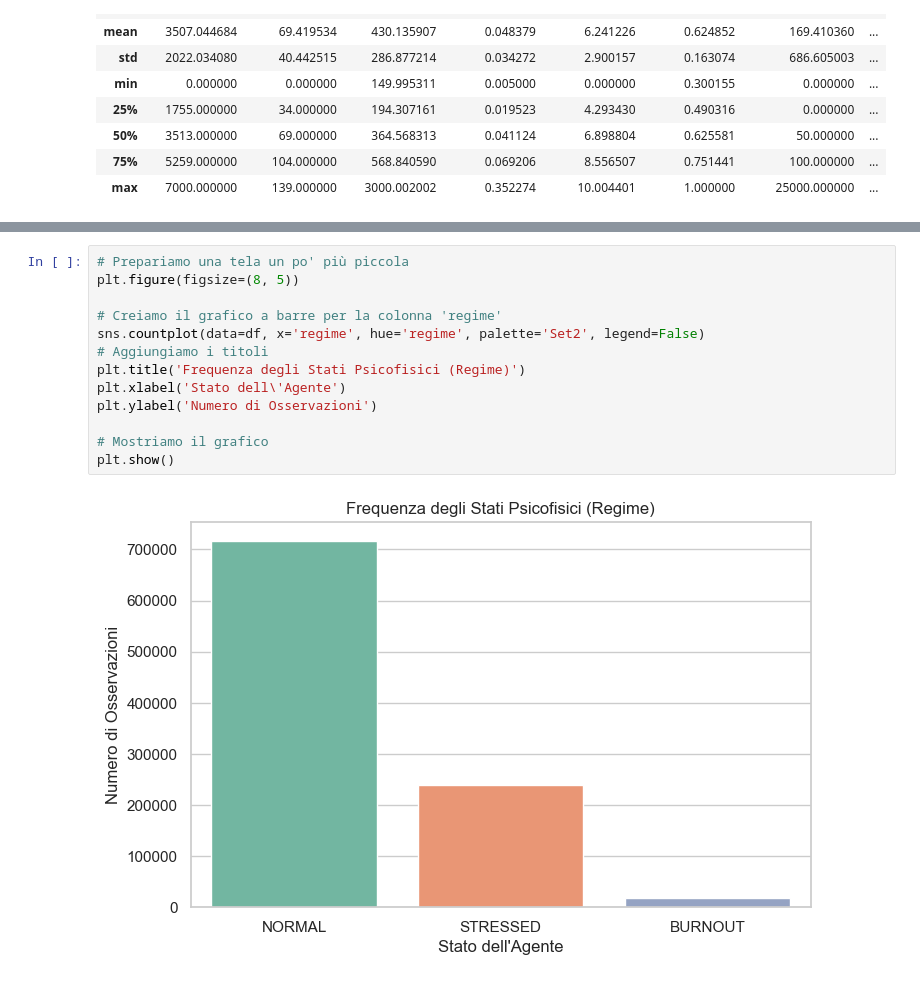
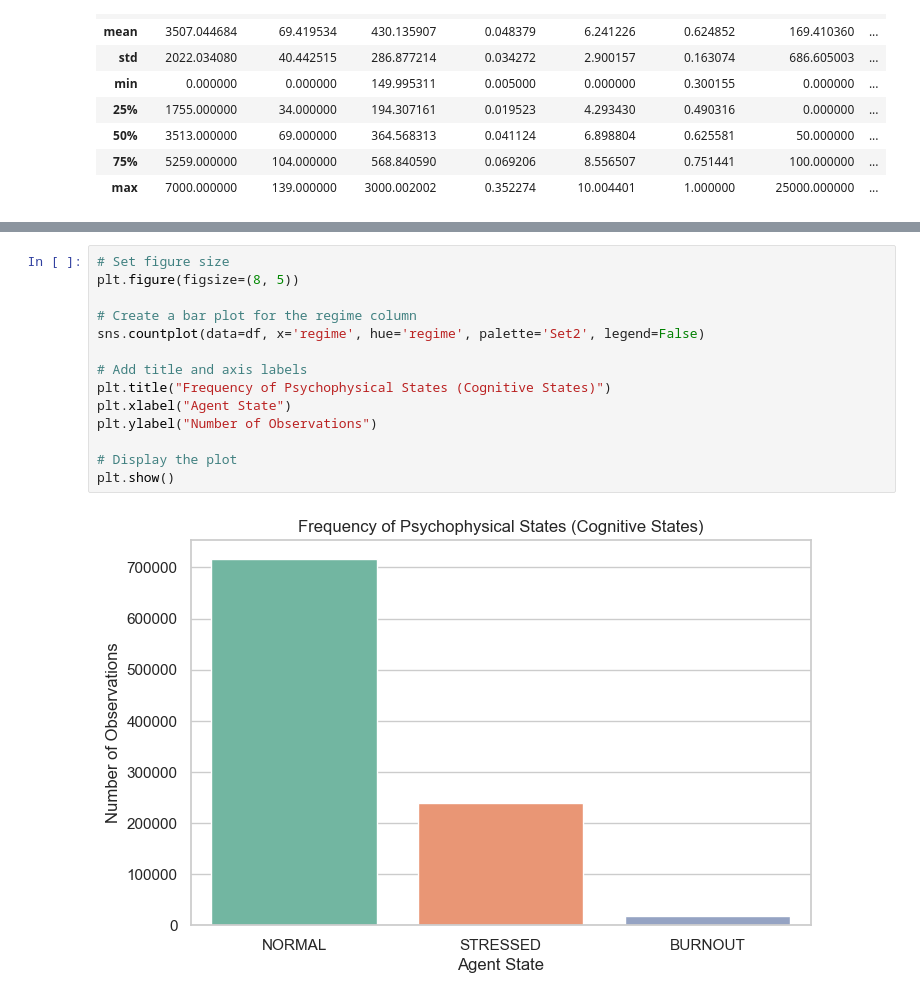
Before and after one commit to vinfabbricatore-boop/human-performance-data-analysis, a Jupyter notebook: notebooks/01_data_exploration.ipynb, the cells around one changed output, grey strips where cells are left out. Saved outputs shown, nothing was run; the diff lists cells and outputs as text.

```diff
--- a/notebooks/01_data_exploration.ipynb
+++ b/notebooks/01_data_exploration.ipynb
@@ -79,15 +99,16 @@ plt.show()
 # %%
-# Prepariamo una tela un po' più piccola
+# Set figure size
 plt.figure(figsize=(8, 5))
 
-# Creiamo il grafico a barre per la colonna 'regime'
+# Create a bar plot for the regime column
 sns.countplot(data=df, x='regime', hue='regime', palette='Set2', legend=False)
-# Aggiungiamo i titoli
-plt.title('Frequenza degli Stati Psicofisici (Regime)')
-plt.xlabel('Stato dell\'Agente')
-plt.ylabel('Numero di Osservazioni')
 
-# Mostriamo il grafico
+# Add title and axis labels
+plt.title("Frequency of Psychophysical States (Cognitive States)")
+plt.xlabel("Agent State")
+plt.ylabel("Number of Observations")
+
+# Display the plot
 plt.show()
 # %% [output]
-[figure, old version]
+[figure, new version]
```
Also changed, not shown: parts of 14 cells of this notebook, 1 other file.
